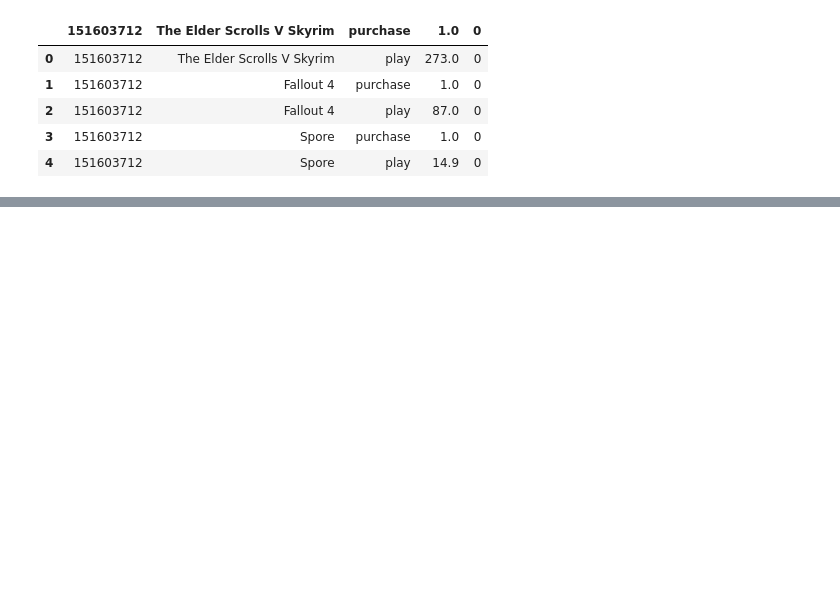
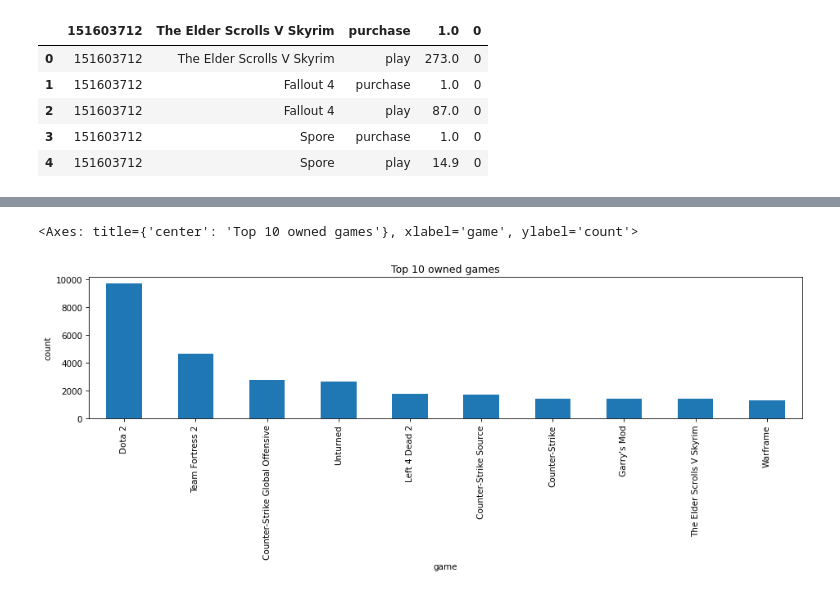
Before and after one commit to manuelmaior29/ds-playground, a Jupyter notebook: ml/general/ml-applications/video-games-recsys/sandbox.ipynb, the cells around one changed output, grey strips where cells are left out. Saved outputs shown, nothing was run; the diff lists cells and outputs as text; code cells hidden in the pictures; blank space fills up the shorter version.

```diff
--- a/ml/general/ml-applications/video-games-recsys/sandbox.ipynb
+++ b/ml/general/ml-applications/video-games-recsys/sandbox.ipynb
@@ -28,0 +37,11 @@ df.head()
+# %%
+n_owned_games = 10
+fig, ax = plt.subplots(1, 1, figsize=(15, 3))
+ax.set_title(label=f'Top {n_owned_games} owned games')
+ax.set_xlabel(xlabel='game')
+ax.set_ylabel(ylabel='count')
+fig.set_dpi(val=75)
+df['game'].value_counts()[:n_owned_games].plot.bar(ax=ax)
+# %% [output]
+<Axes: title={'center': 'Top 10 owned games'}, xlabel='game', ylabel='count'>
+[figure, added]
```
Also changed, not shown: parts of 18 cells of this notebook.
